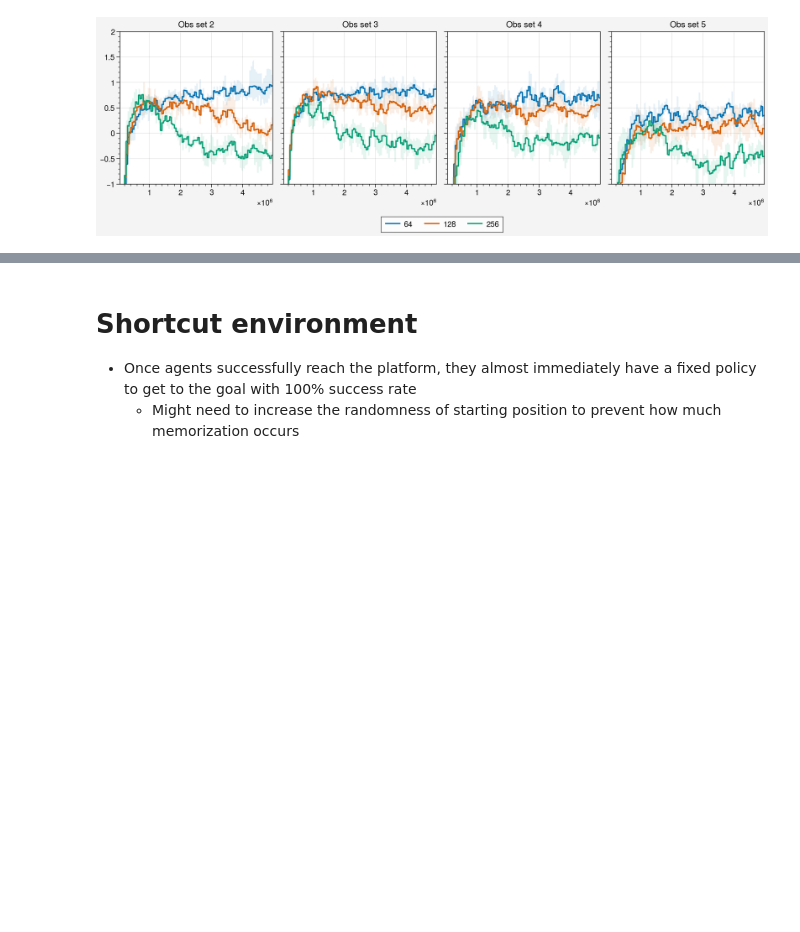
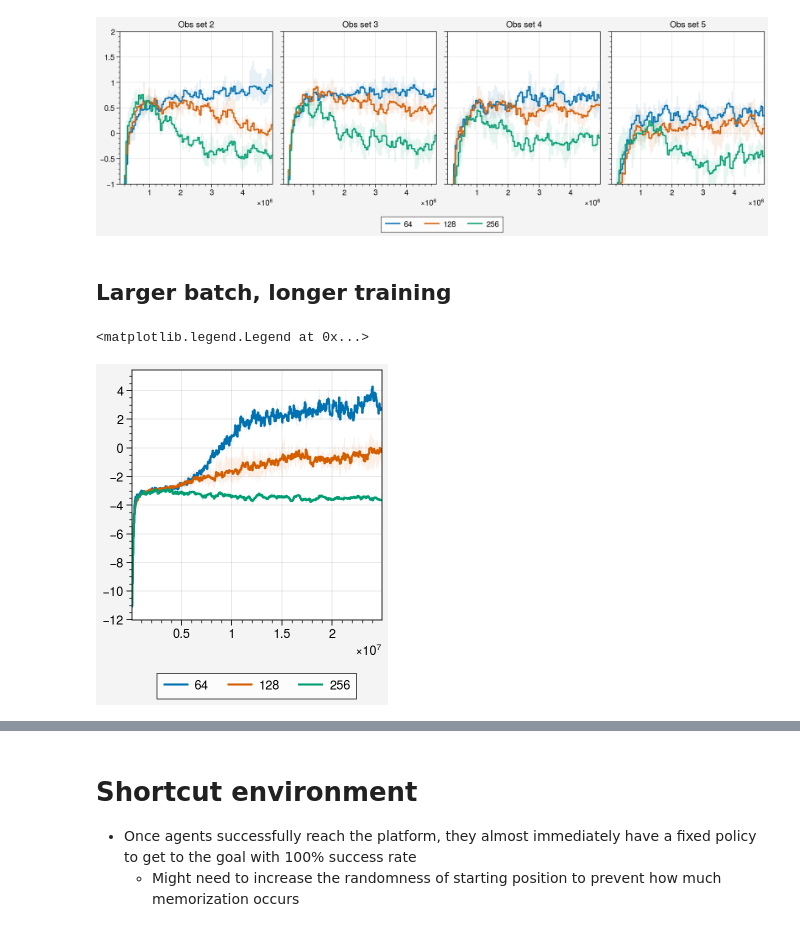
Before and after one commit to liuandrew/ppo_aux, a Jupyter notebook: write_and_test/data_visualize.ipynb, the cells around one changed output, grey strips where cells are left out. Saved outputs shown, nothing was run; the diff lists cells and outputs as text; code cells hidden in the pictures; blank space fills up the shorter version.

```diff
--- a/write_and_test/data_visualize.ipynb
+++ b/write_and_test/data_visualize.ipynb
@@ -161,3 +161,20 @@ fig.legend(lines, loc='b')
 # %% [output]
 <matplotlib.legend.Legend at 0x...>
 [figure]
+# %% [markdown]
+## Larger batch, longer training
+# %%
+network_sizes = [64, 128, 256]
+
+fig, ax = pplt.subplots()
+
+lines = []
+for hidden in network_sizes:
+    exp_name = f'explorenav_pos/expl_goalpos_obs3hidden{hidden}longer'
+    lines.append(average_runs(exp_name, ax=ax, label=str(hidden)))
+
+# ax.format(ylim=[-1, 2])
+fig.legend(lines, loc='b')
+# %% [output]
+<matplotlib.legend.Legend at 0x...>
+[figure, added]
```
Also changed, not shown: parts of 6 cells of this notebook, 9 other files.
